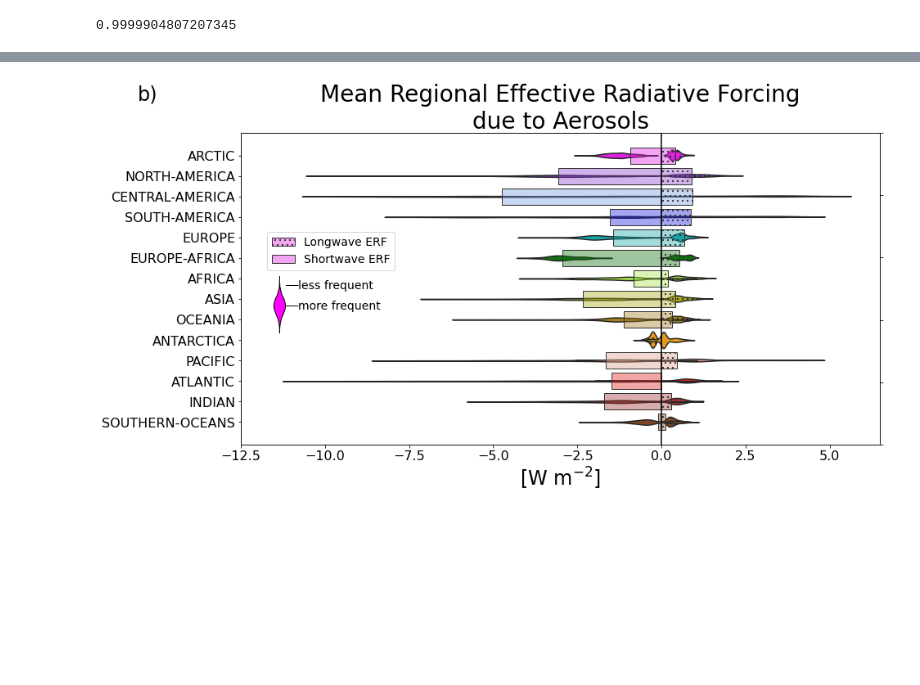
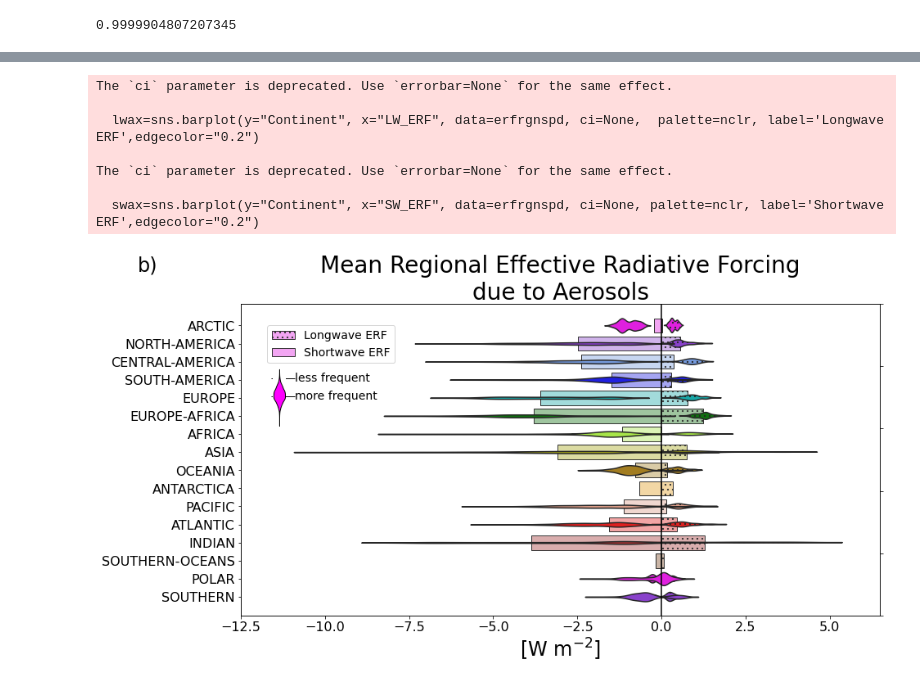
Before and after one commit to chaincy-cal/Chapter-6_Fig10, a Jupyter notebook: fig6_erf_regionmask_FGD_submit.ipynb.ipynb, the cells around one changed output, grey strips where cells are left out. Cells and saved outputs as stored; diff of their text form; code cells hidden in the pictures; blank space fills up the shorter version.

```diff
--- a/fig6_erf_regionmask_FGD_submit.ipynb.ipynb
+++ b/fig6_erf_regionmask_FGD_submit.ipynb.ipynb
@@ -49,11 +97,9 @@ ar6wg1regions = regionmask.Regions(df.geometry, names=df.V2, abbrevs=df.V1, name
 # %%
-ar6wg1mask = ar6wg1regions.mask(lon, lat, xarray=False)
+#ar6wg1mask = ar6wg1regions.mask(lon, lat, xarray=False)
+ar6wg1mask = ar6wg1regions.mask(lon, lat)
 # %%
 # read the erf netcdf file
-erfdir='/Users/chaincy/research/ipcc/figures/data/recipe_ck_erf_histSST-piNTCF_20200818_162729/plots/diffexpts/ar6fig6_erf'
-erfdir='/Users/chaincy/research/ipcc/figures/data/recipe_ck_erf_histSST-piNTCF_20210218_223207/plots/diffexpts/ar6fig6_erf'
-erfdir='/Users/chaincy/research/ipcc/figures/data/recipe_ck_erf_histSST-piNTCF_20210303_043919/plots/diffexpts/ar6fig6_erf'
-erfdir='/Users/chaincy/research/ipcc/figures/data/recipe_ck_erf_histSST-piAer_20210308_195740/plots/diffexpts/ar6fig6_erf'
+erfdir='/home/chaincy/Downloads/ipcc/recipe_ck_erf_histSST-piAer_20210308_195740/plots/diffexpts/ar6fig6_erf'
 ferf=Dataset('%s/erf_hatch_LW.nc' % erfdir,mode='r')
 ferf=Dataset('%s/erf_hatch_SW.nc' % erfdir,mode='r')
 nlat=ferf.dimensions['lat'].size
@@ -187,15 +209,18 @@ for irgn in range(0,nrgns):
     for ilat in range(0,nlat):
         for ilon in range(0,nlon):
             if(erflw_hatch.mask[irgn,ilat,ilon]==False ):
-                erflwhatchpd.loc[hatchindlw,'Region']=df.loc[irgn,'V1'] # large region name
+                #erflwhatchpd.loc[hatchindlw,'Region']=df.loc[irgn,'V1'] # large region name
+                erflwhatchpd.loc[hatchindlw,'Region']=df.loc[irgn,'Continent'] # large region name
                 erflwhatchpd.loc[hatchindlw,'sigLWERF']=erflw_hatch.data[irgn,ilat,ilon]
                 hatchindlw = hatchindlw + 1
             if(erfsw_hatch.mask[irgn,ilat,ilon]==False ):
-                erfswhatchpd.loc[hatchindsw,'Region']=df.loc[irgn,'V1'] # large region name
+                erfswhatchpd.loc[hatchindsw,'Region']=df.loc[irgn,'Continent'] # large region name
                 erfswhatchpd.loc[hatchindsw,'sigSWERF']=erfsw_hatch.data[irgn,ilat,ilon]
                 hatchindsw = hatchindsw + 1
             if( (erflw_hatch.mask[irgn,ilat,ilon]==False) and (erfsw_hatch.mask[irgn,ilat,ilon]==False)):
-                erftothatchpd.loc[hatchindtot,'Region']=df.loc[irgn,'V1'] # large region name
+                erftothatchpd.loc[hatchindtot,'Region']=df.loc[irgn,'Continent'] # large region name
                 erftothatchpd.loc[hatchindtot,'sigTOTERF']=erfsw_hatch.data[irgn,ilat,ilon]+erflw_hatch.data[irgn,ilat,ilon]
                 hatchindtot = hatchindtot + 1
+# %%
+bAdditionalPlots=False
 # %%
@@ -274,7 +297,7 @@ alpha=0.4
 hatchbar='..'
 
 # lw barplot plus hatching, no errorbars
-lwax=sns.barplot(y="V1", x="LW_ERF", data=erfrgnspd, ci=None,  palette=nclr, label='Longwave ERF',edgecolor="0.2")
+lwax=sns.barplot(y="Continent", x="LW_ERF", data=erfrgnspd, ci=None,  palette=nclr, label='Longwave ERF',edgecolor="0.2")
 for i,thisbar in enumerate(lwax.patches):
     thisbar.set_hatch(hatchbar)
     r, g, b, a = thisbar.get_facecolor()
@@ -285,7 +308,7 @@ for i, violin in enumerate(lwvl.findobj(mpl.collections.PolyCollection)):
     violin.set_hatch(hatchbar)
 
 # sw barplot , no errorbars
-swax=sns.barplot(y="V1", x="SW_ERF", data=erfrgnspd, ci=None, palette=nclr, label='Shortwave ERF',edgecolor="0.2")
+swax=sns.barplot(y="Continent", x="SW_ERF", data=erfrgnspd, ci=None, palette=nclr, label='Shortwave ERF',edgecolor="0.2")
 for i,thisbar in enumerate(swax.patches):
     r, g, b, a = thisbar.get_facecolor()
     thisbar.set_facecolor((r, g, b, alpha))
@@ -294,41 +317,49 @@ swvl=sns.violinplot(y='Region',x='sigSWERF',data=erfswhatchpd,inner=None,  palet
 # plot the zero line ERF
 yrng=[0,1]
 axes2 = plt.twinx()
 axes2.plot([0,0], yrng,color='k')#,label='Zero line')
 axes2.set_ylim(0,1)
 axes2.tick_params(labelright=False)
 
 axes2.set_xlim(-12.5,6.5)
 
 plt.title('Mean Regional Effective Radiative Forcing''\n''due to Aerosols',fontsize=28)
 lwvl.set(xlabel=r'[W m$^{-2}$]',ylabel='')
 
 plt.figtext(0.0,0.96,'b)',fontsize=24)
 
-ax.legend( bbox_to_anchor=(0.25, 0.7), ncol=1, fontsize=14)
+ax.legend( bbox_to_anchor=(0.25, 0.95), ncol=1, fontsize=14)
 
 #inset axis for violin legend
 snormal=np.random.normal(1,0.1,10000)
-axins = ax.inset_axes([0.05,0.35,0.02,0.2])
+axins = ax.inset_axes([0.05,0.6,0.02,0.2])
 parts=axins.violinplot(snormal,showextrema=False)
 for pc in parts['bodies']:
     pc.set_edgecolor('black')
     pc.set_facecolor(nclr[0])
     pc.set_alpha(1.0)
 axins.tick_params( bottom=False, top=False,  right=False, left=False, labelbottom=False, labelleft=False)
 axins.spines["top"].set_color("none")
 axins.spines["bottom"].set_color("none")
 axins.spines["right"].set_color("none")
 axins.spines["left"].set_color("none")
 
-xvlgd=-10.8
-ax.text(xvlgd,7.5,'more frequent',fontsize=14)
-ax.text(xvlgd,6.5,'less frequent',fontsize=14)
-ax.hlines(xmin=xvlgd-0.7,xmax=xvlgd, y=7.3,linewidth=1, color='k')
-ax.hlines(xmin=xvlgd-0.7,xmax=xvlgd, y=6.3, linewidth=1, color='k')
+xvlgd = -10.9
+ax.text(xvlgd,4.1,'more frequent',fontsize=14)
+ax.text(xvlgd,3.1,'less frequent',fontsize=14)
+ax.hlines(xmin=xvlgd-0.7,xmax=xvlgd, y=3.9,linewidth=1, color='k')
+ax.hlines(xmin=xvlgd-0.7,xmax=xvlgd, y=2.9, linewidth=1, color='k')
 
-plt.savefig('fig6_erfSWLW_regionbar.png',dpi=300,bbox_inches='tight')
-plt.savefig('fig6_erfSWLW_regionbar.svg',dpi=300,bbox_inches='tight')
+# plt.savefig('fig6_erfSWLW_regionbar.png',dpi=300,bbox_inches='tight')
+# plt.savefig('fig6_erfSWLW_regionbar.svg',dpi=300,bbox_inches='tight')
+plt.savefig('ar6_wg1_chap6_fig6_10b_SWLW_aer.png',dpi=300,bbox_inches='tight')
 # %% [output]
+The `ci` parameter is deprecated. Use `errorbar=None` for the same effect.
+
+  lwax=sns.barplot(y="Continent", x="LW_ERF", data=erfrgnspd, ci=None,  palette=nclr, label='Longwave ERF',edgecolor="0.2")
+
+The `ci` parameter is deprecated. Use `errorbar=None` for the same effect.
+
+  swax=sns.barplot(y="Continent", x="SW_ERF", data=erfrgnspd, ci=None, palette=nclr, label='Shortwave ERF',edgecolor="0.2")
-[figure, old version]
+[figure, new version]
 # %%
```
Also changed, not shown: parts of 10 cells of this notebook, 2 other files.
